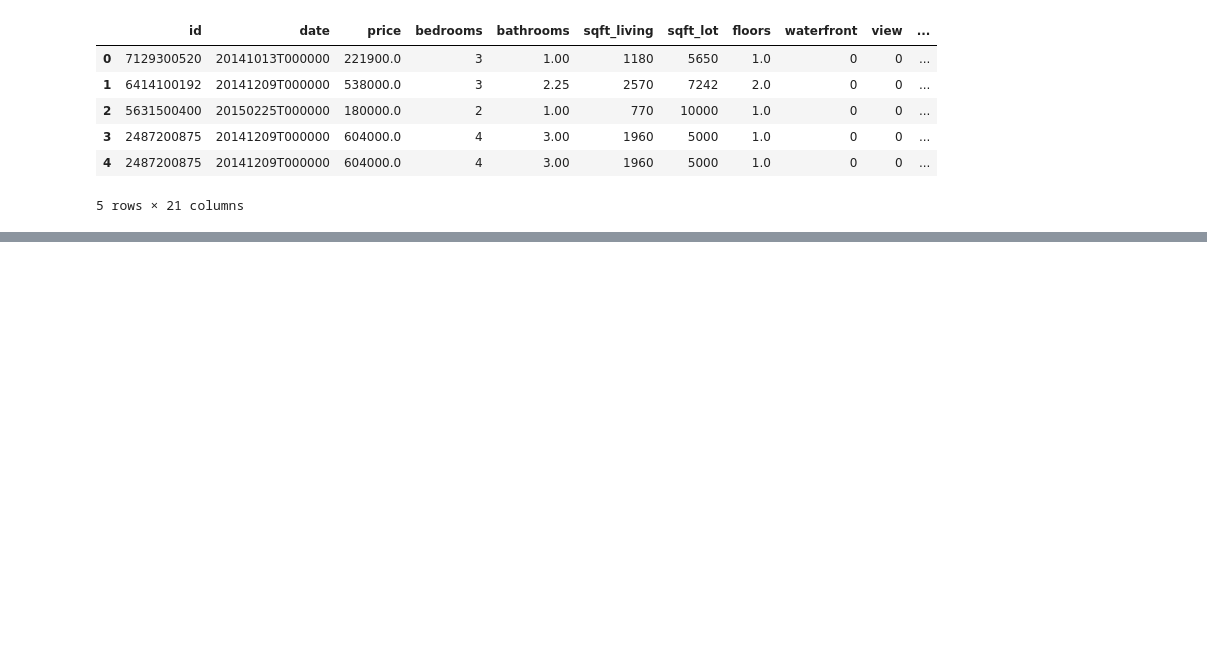
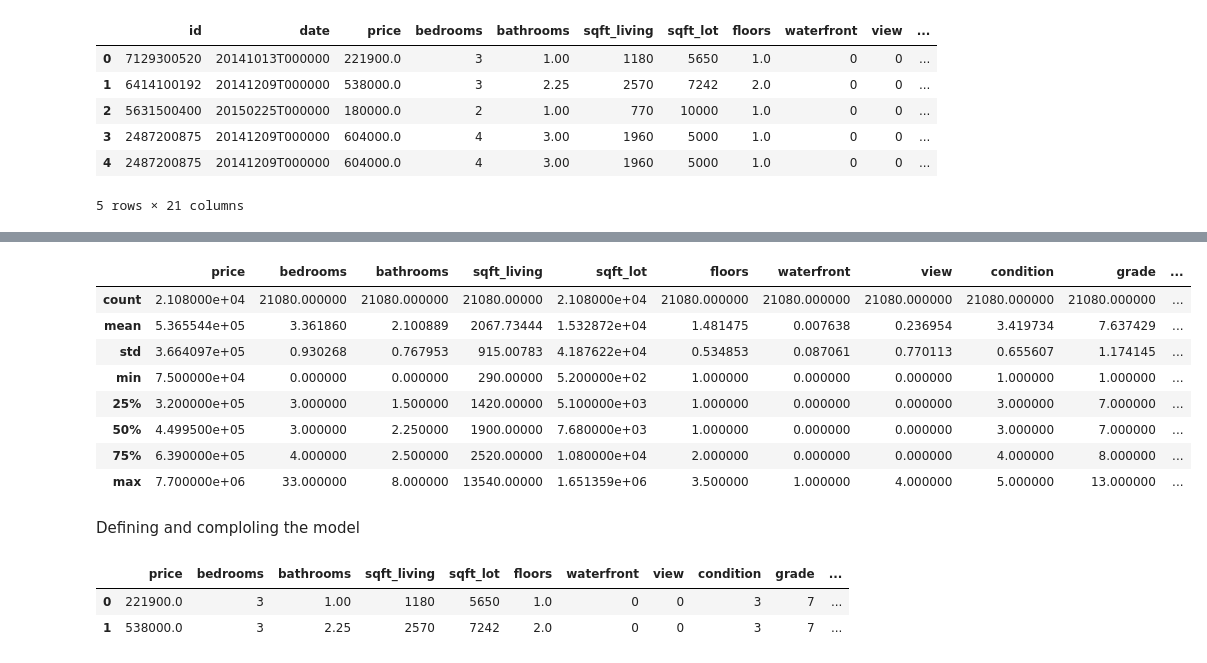
Before and after one commit to alwinbshaji/Data-Science, a Jupyter notebook: Deeplearning.ipynb, the cells around one changed output, grey strips where cells are left out. Saved outputs shown, nothing was run; the diff lists cells and outputs as text; code cells hidden in the pictures; blank space fills up the shorter version.

```diff
--- a/Deeplearning.ipynb
+++ b/Deeplearning.ipynb
@@ -34,0 +157,24 @@ mydf.head(5)
+# %%
+#by describing we found that the house_age at somplace is <0
+#so we haveto retain oly those values filyer those values and
+#reasign that to the dataframe
+mydf = mydf[mydf['house_age']>=0]
+mydf.describe()
+# %% [output]
+|  | price | bedrooms | bathrooms | sqft_living | sqft_lot | floors | waterfront | view | condition | grade | ... |
+| count | 2.108000e+04 | 21080.000000 | 21080.000000 | 21080.00000 | 2.108000e+04 | 21080.000000 | 21080.000000 | 21080.000000 | 21080.000000 | 21080.000000 | ... |
+| mean | 5.365544e+05 | 3.361860 | 2.100889 | 2067.73444 | 1.532872e+04 | 1.481475 | 0.007638 | 0.236954 | 3.419734 | 7.637429 | ... |
+| std | 3.664097e+05 | 0.930268 | 0.767953 | 915.00783 | 4.187622e+04 | 0.534853 | 0.087061 | 0.770113 | 0.655607 | 1.174145 | ... |
+| min | 7.500000e+04 | 0.000000 | 0.000000 | 290.00000 | 5.200000e+02 | 1.000000 | 0.000000 | 0.000000 | 1.000000 | 1.000000 | ... |
+| 25% | 3.200000e+05 | 3.000000 | 1.500000 | 1420.00000 | 5.100000e+03 | 1.000000 | 0.000000 | 0.000000 | 3.000000 | 7.000000 | ... |
+| 50% | 4.499500e+05 | 3.000000 | 2.250000 | 1900.00000 | 7.680000e+03 | 1.000000 | 0.000000 | 0.000000 | 3.000000 | 7.000000 | ... |
+| 75% | 6.390000e+05 | 4.000000 | 2.500000 | 2520.00000 | 1.080000e+04 | 2.000000 | 0.000000 | 0.000000 | 4.000000 | 8.000000 | ... |
+| max | 7.700000e+06 | 33.000000 | 8.000000 | 13540.00000 | 1.651359e+06 | 3.500000 | 1.000000 | 4.000000 | 5.000000 | 13.000000 | ... |
+# %% [markdown]
+Defining and comploling the model
+# %%
+mydf.head(2)
+# %% [output]
+|  | price | bedrooms | bathrooms | sqft_living | sqft_lot | floors | waterfront | view | condition | grade | ... |
+| 0 | 221900.0 | 3 | 1.00 | 1180 | 5650 | 1.0 | 0 | 0 | 3 | 7 | ... |
+| 1 | 538000.0 | 3 | 2.25 | 2570 | 7242 | 2.0 | 0 | 0 | 3 | 7 | ... |
```
Also changed, not shown: parts of 22 cells of this notebook.
